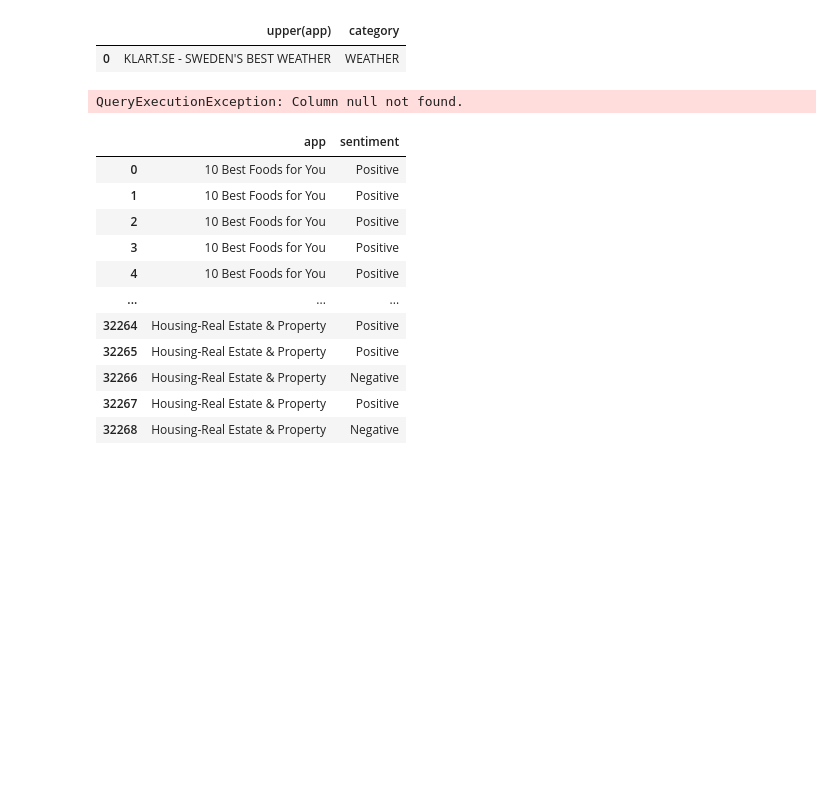
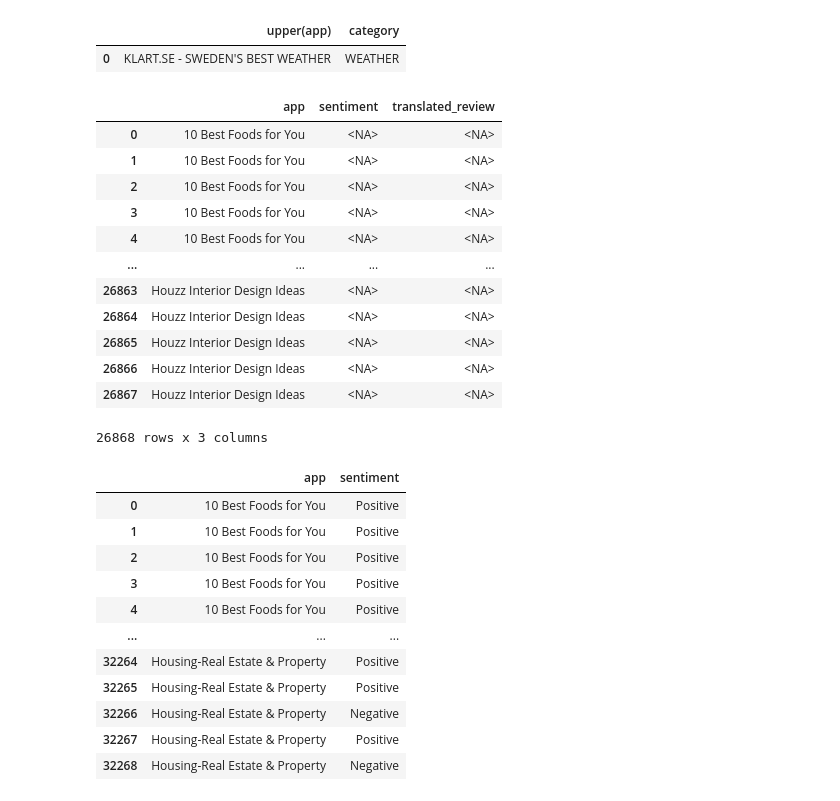
Before and after one commit to mindsdb/dfsql, a Jupyter notebook: testdrive.ipynb, the cells around one changed output. Cells and saved outputs as stored; diff of their text form; code cells hidden in the pictures; blank space fills up the shorter version.

```diff
--- a/testdrive.ipynb
+++ b/testdrive.ipynb
@@ -376,7 +399,19 @@ ds.query("SELECT upper(app), category FROM googleplaystore WHERE app LIKE \".*be
 |  | upper(app) | category |
 | 0 | KLART.SE - SWEDEN'S BEST WEATHER | WEATHER |
 # %%
-ds.query("SELECT app, sentiment FROM googleplaystore_user_reviews WHERE translated_review IS NULL")
+ds.query("SELECT app, sentiment, translated_review FROM googleplaystore_user_reviews WHERE translated_review IS NULL")
 # %% [output]
+|  | app | sentiment | translated_review |
+| 0 | 10 Best Foods for You | <NA> | <NA> |
+| 1 | 10 Best Foods for You | <NA> | <NA> |
+| 2 | 10 Best Foods for You | <NA> | <NA> |
+| 3 | 10 Best Foods for You | <NA> | <NA> |
+| 4 | 10 Best Foods for You | <NA> | <NA> |
+| ... | ... | ... | ... |
+| 26863 | Houzz Interior Design Ideas | <NA> | <NA> |
+| 26864 | Houzz Interior Design Ideas | <NA> | <NA> |
+| 26865 | Houzz Interior Design Ideas | <NA> | <NA> |
+| 26866 | Houzz Interior Design Ideas | <NA> | <NA> |
+| 26867 | Houzz Interior Design Ideas | <NA> | <NA> |
-QueryExecutionException: Column null not found.
+26868 rows x 3 columns
 # %%
```
Also changed, not shown: parts of 11 cells of this notebook, 3 other files.
